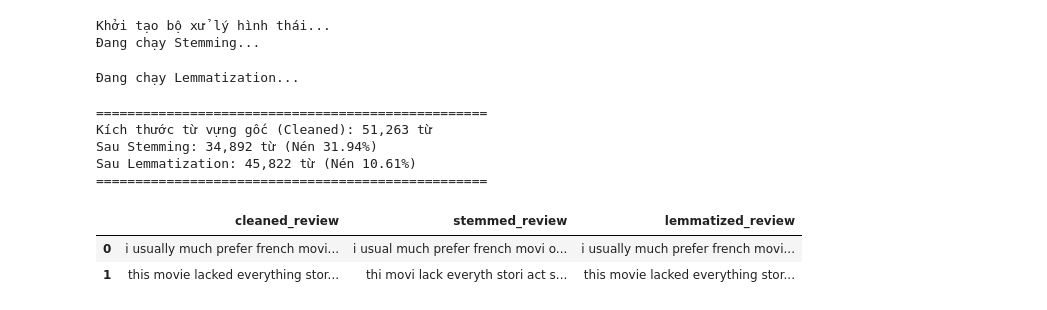
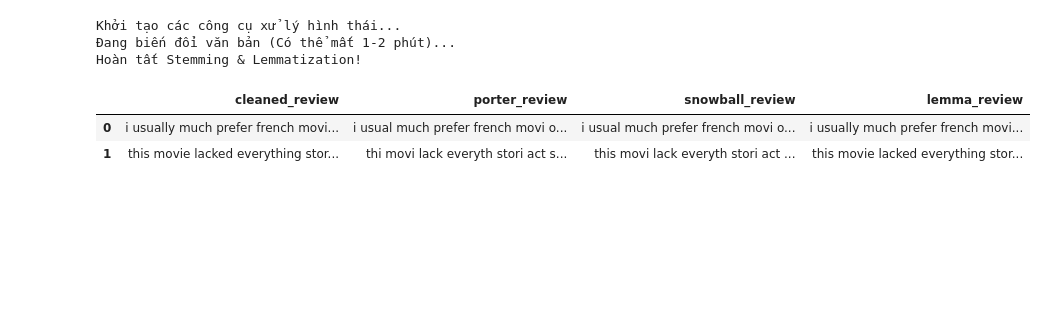
Before and after one commit to RamanujanJR/CSC14004-Lab-1, a Jupyter notebook: notebooks/06_text_preprocessing.ipynb, the cells around one changed output. Drawn from its saved outputs; the diff is of its cells as text; code cells hidden in the pictures; blank space fills up the shorter version.

```diff
--- a/notebooks/06_text_preprocessing.ipynb
+++ b/notebooks/06_text_preprocessing.ipynb
@@ -125,22 +90,15 @@ Quá trình làm sạch thô (Noise Removal) là bước đầu tiên để lo
 # %%
 # =============================================================================
-# TEXT NORMALIZATION PIPELINE
+# PHASE 1: TEXT NORMALIZATION PIPELINE
 # =============================================================================
-print("Đang chạy Pipeline làm sạch văn bản (có thể mất vài giây)...")
-t0 = time.time()
-
 def clean_text_pipeline(text):
-    text = str(text).lower()
+    text = str(text).lower()                                                # Chữ thường
     text = re.sub(r'<[^>]+>', ' ', text)                                    # Xóa thẻ HTML
     text = re.sub(r'http\S+|www\S+|https\S+', '', text, flags=re.MULTILINE) # Xóa URL
-    text = re.sub(r'[^a-z\s]', ' ', text)                                   # Xóa ký tự đặc biệt và số
-    text = re.sub(r'\s+', ' ', text).strip()                                # Xóa khoảng trắng thừa
-    return text
+    text = re.sub(r'[^a-z\s]', ' ', text)                                   # Chỉ giữ lại a-z
+    return re.sub(r'\s+', ' ', text).strip()                                # Xóa khoảng trắng thừa
 
-# Sử dụng tqdm để hiện thanh tiến trình (progress bar)
 tqdm.pandas(desc="Cleaning Progress")
 df['cleaned_review'] = df['review'].progress_apply(clean_text_pipeline)
-
-print(f"\nHoàn tất làm sạch trong {time.time() - t0:.2f} giây.\n")
-display(df[['review', 'cleaned_review']].head(2))
+print("Hoàn tất làm sạch!")
 # %% [output]
@@ -311,49 +273,25 @@ Chúng ta sẽ đo lường **Collision Rate (Tỷ lệ đụng độ - mức đ
 # %%
 # =============================================================================
-# CÀI ĐẶT STEMMING & LEMMATIZATION
+# CÀI ĐẶT PORTER, SNOWBALL VÀ WORDNET
 # =============================================================================
-print("Khởi tạo bộ xử lý hình thái...")
-stemmer = PorterStemmer()
+print("Khởi tạo các công cụ xử lý hình thái...")
+porter = PorterStemmer()
+snowball = SnowballStemmer('english')
 lemmatizer = WordNetLemmatizer()
 
-def apply_stemming(text):
-    return ' '.join([stemmer.stem(word) for word in text.split()])
+print("Đang biến đổi văn bản (Có thể mất 1-2 phút)...")
+df['porter_review'] = df['cleaned_review'].apply(lambda x: ' '.join([porter.stem(w) for w in str(x).split()]))
+df['snowball_review'] = df['cleaned_review'].apply(lambda x: ' '.join([snowball.stem(w) for w in str(x).split()]))
+df['lemma_review'] = df['cleaned_review'].apply(lambda x: ' '.join([lemmatizer.lemmatize(w) for w in str(x).split()]))
 
-def apply_lemmatization(text):
-    # Trong thực tế NLP sâu, ta cần POS tagging, nhưng ở đây dùng chuẩn hóa danh/động từ cơ bản
-    return ' '.join([lemmatizer.lemmatize(word) for word in text.split()])
-
-print("Đang chạy Stemming...")
-tqdm.pandas(desc="Stemming Progress")
-df['stemmed_review'] = df['cleaned_review'].progress_apply(apply_stemming)
-
-print("\nĐang chạy Lemmatization...")
-tqdm.pandas(desc="Lemmatization Progress")
-df['lemmatized_review'] = df['cleaned_review'].progress_apply(apply_lemmatization)
-
-# Đánh giá mức độ "nén" từ vựng (Collision)
-vocab_base = len(set(' '.join(df['cleaned_review']).split()))
-vocab_stem = len(set(' '.join(df['stemmed_review']).split()))
-vocab_lem = len(set(' '.join(df['lemmatized_review']).split()))
-
-print("\n" + "=" * 50)
-print(f"Kích thước từ vựng gốc (Cleaned): {vocab_base:,} từ")
-print(f"Sau Stemming: {vocab_stem:,} từ (Nén {(1 - vocab_stem/vocab_base)*100:.2f}%)")
-print(f"Sau Lemmatization: {vocab_lem:,} từ (Nén {(1 - vocab_lem/vocab_base)*100:.2f}%)")
-print("=" * 50)
-
-display(df[['cleaned_review', 'stemmed_review', 'lemmatized_review']].head(2))
+print("Hoàn tất Stemming & Lemmatization!")
+display(df[['cleaned_review', 'porter_review', 'snowball_review', 'lemma_review']].head(2))
 # %% [output]
-Khởi tạo bộ xử lý hình thái...
-Đang chạy Stemming...
+Khởi tạo các công cụ xử lý hình thái...
+Đang biến đổi văn bản (Có thể mất 1-2 phút)...
+Hoàn tất Stemming & Lemmatization!
-Đang chạy Lemmatization...
-==================================================
-Kích thước từ vựng gốc (Cleaned): 51,263 từ
-Sau Stemming: 34,892 từ (Nén 31.94%)
-Sau Lemmatization: 45,822 từ (Nén 10.61%)
-==================================================
-|  | cleaned_review | stemmed_review | lemmatized_review |
-| 0 | i usually much prefer french movi... | i usual much prefer french movi o... | i usually much prefer french movi... |
-| 1 | this movie lacked everything stor... | thi movi lack everyth stori act s... | this movie lacked everything stor... |
+|  | cleaned_review | porter_review | snowball_review | lemma_review |
+| 0 | i usually much prefer french movi... | i usual much prefer french movi o... | i usual much prefer french movi o... | i usually much prefer french movi... |
+| 1 | this movie lacked everything stor... | thi movi lack everyth stori act s... | this movi lack everyth stori act ... | this movie lacked everything stor... |
 # %%
 # =============================================================================
```
Also changed, not shown: parts of 30 cells of this notebook.
